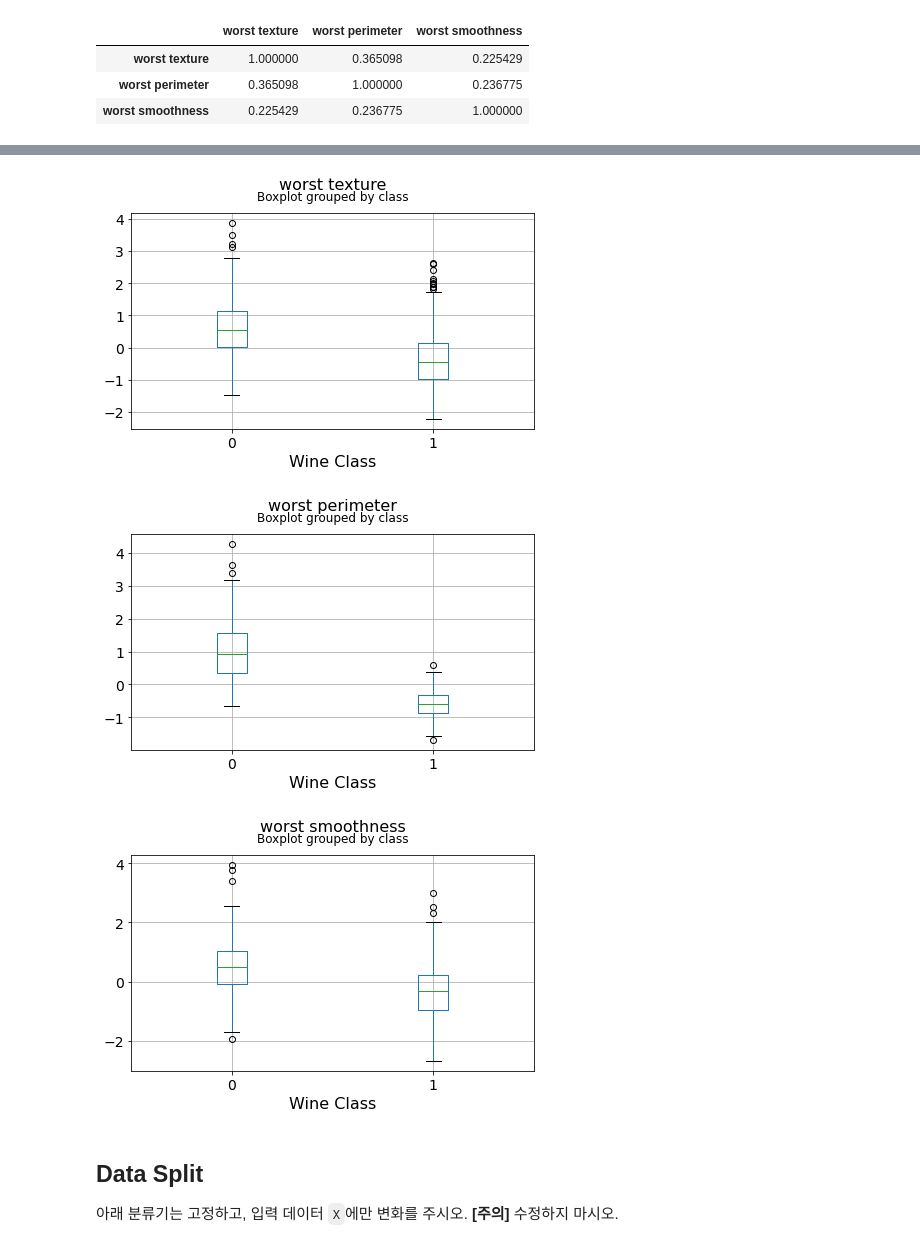
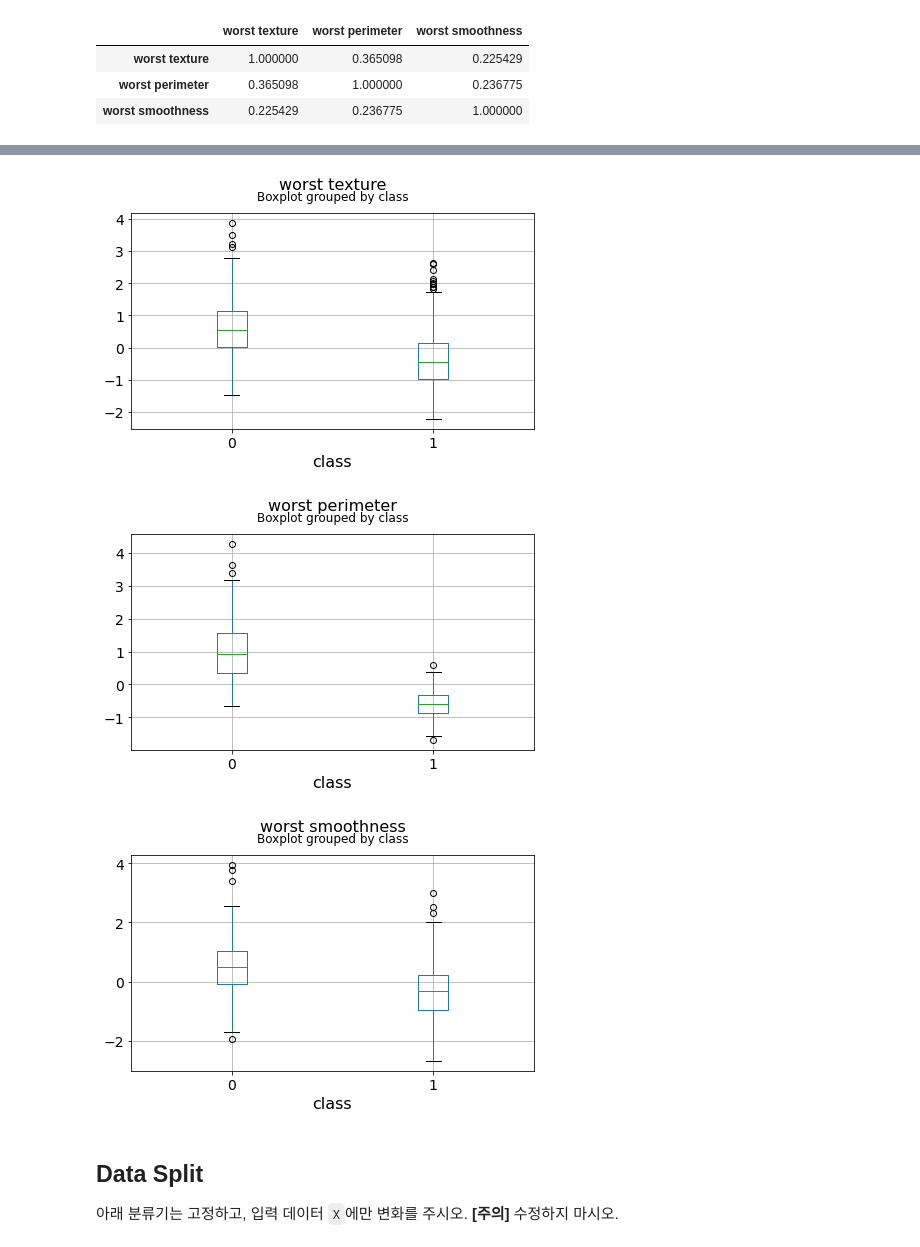
Before and after one commit to GunHeeJoe/DAP_2022, a Jupyter notebook: lecture11_ipynb.ipynb, the cells around one changed output, grey strips where cells are left out. Drawn from its saved outputs; the diff is of its cells as text; code cells hidden in the pictures.

```diff
--- a/lecture11_ipynb.ipynb
+++ b/lecture11_ipynb.ipynb
@@ -312,18 +312,18 @@ for col in dfx_sfs.columns:
 # %%
 df = X[dfx_sfs.columns]
 df = pd.concat([y,df],axis=1)
 
 #Multivariate outlier
 #각 속성과 class간의 boxplot를 그렸을 때, 약간의 outlier가 존재하지만,
 #해당 outlier를 삭제하면, 오히려 성능이 안 좋아지므로 삭제X
-for c in df.columns[1:]:
-    df.boxplot(c,by='class',figsize=(7,4),fontsize=14)
-    plt.title("{}\n".format(c),fontsize=16)
-    plt.xlabel("Wine Class", fontsize=16)
+for col in df.columns[1:]:
+    df.boxplot(col,by='class',figsize=(7,4),fontsize=14)
+    plt.title("{}\n".format(col),fontsize=16)
+    plt.xlabel("class", fontsize=16)
 # %% [output]
-[figure, old version]
+[figure, new version]
-[figure, old version]
+[figure, new version]
-[figure, old version]
+[figure, new version]
 # %%
 ####### Complete your code ##########
 
```
